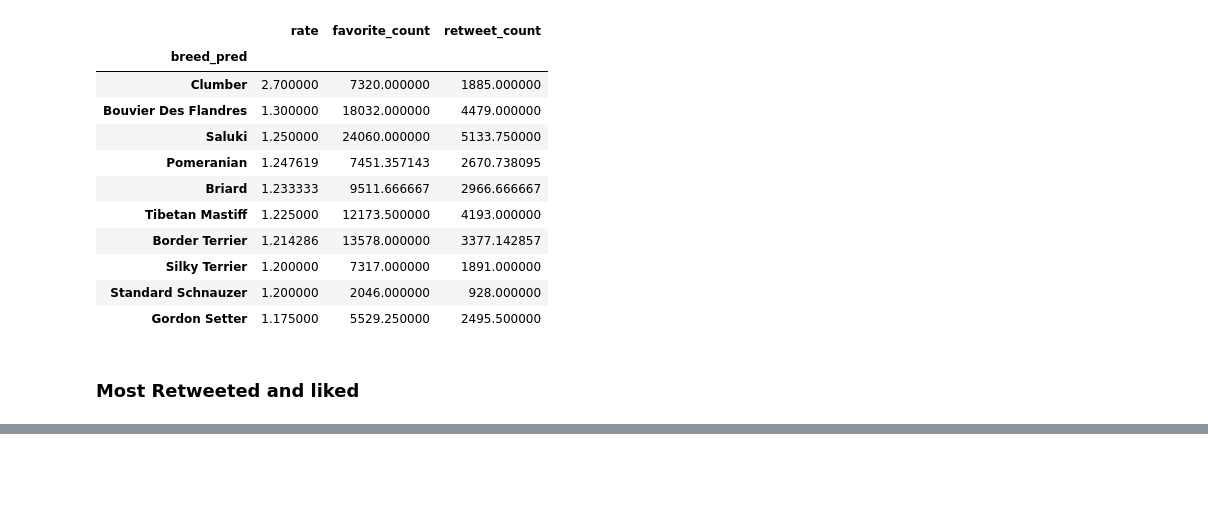
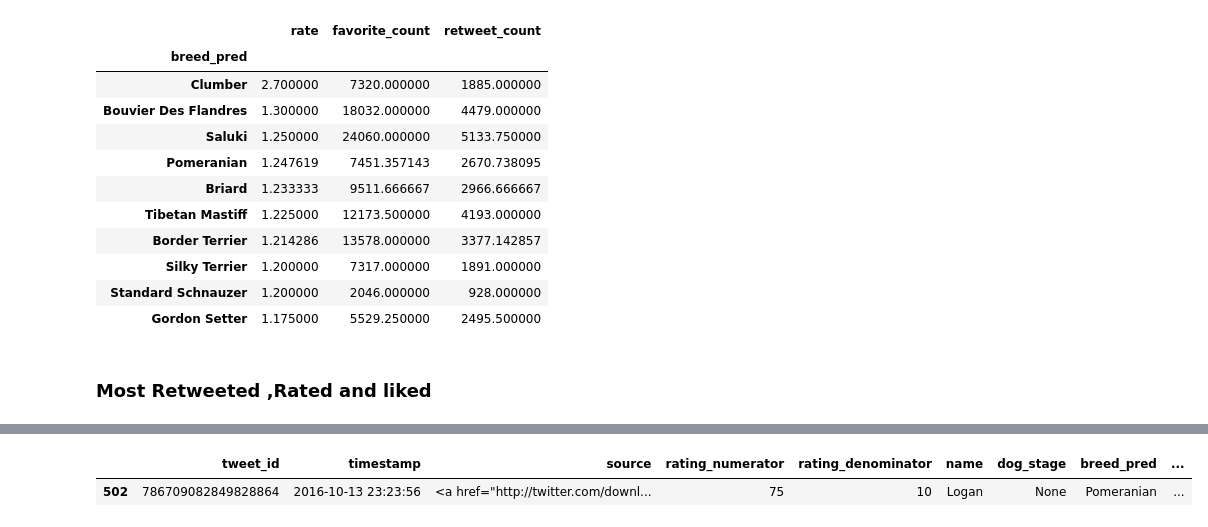
Before and after one commit to najwa1985/P6_-WeRateDogs-Data-Wrangle-And-Analysis, a Jupyter notebook: Wrangle_act.ipynb, the cells around one changed output, grey strips where cells are left out. Cells and saved outputs as stored; diff of their text form; code cells hidden in the pictures; blank space fills up the shorter version.

```diff
--- a/Wrangle_act.ipynb
+++ b/Wrangle_act.ipynb
@@ -944,7 +911,7 @@ df[:10]
 | Standard Schnauzer | 1.200000 | 2046.000000 | 928.000000 |
 | Gordon Setter | 1.175000 | 5529.250000 | 2495.500000 |
 # %% [markdown]
-### Most Retweeted and liked
+### Most Retweeted ,Rated and liked
 # %%
 twitter_archive_master[twitter_archive_master['favorite_count']==twitter_archive_master['favorite_count'].max()]
 # %% [output]
@@ -955,3 +922,9 @@ twitter_archive_master[twitter_archive_master['retweet_count']==twitter_archive_
 # %% [output]
 |  | tweet_id | timestamp | source | rating_numerator | rating_denominator | name | dog_stage | breed_pred | ... |
 | 773 | 744234799360020481 | 2016-06-18 18:26:18 | <a href="http://twitter.com/downl... | 13 | 10 |  | doggo | Labrador Retriever | ... |
+# %%
+twitter_archive_master['rate']=twitter_archive_master['rating_numerator']/twitter_archive_master['rating_denominator']
+twitter_archive_master[twitter_archive_master['rate']==twitter_archive_master['rate'].max()]
+# %% [output]
+|  | tweet_id | timestamp | source | rating_numerator | rating_denominator | name | dog_stage | breed_pred | ... |
+| 502 | 786709082849828864 | 2016-10-13 23:23:56 | <a href="http://twitter.com/downl... | 75 | 10 | Logan | None | Pomeranian | ... |
```
Also changed, not shown: parts of 14 cells of this notebook.
